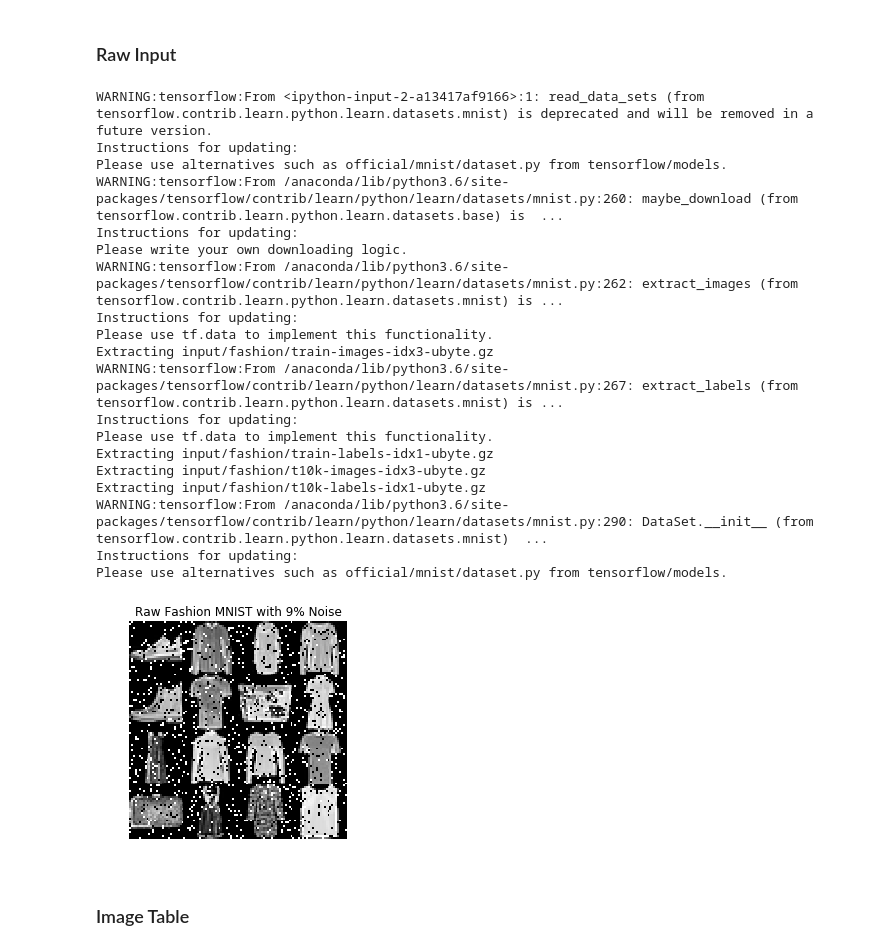
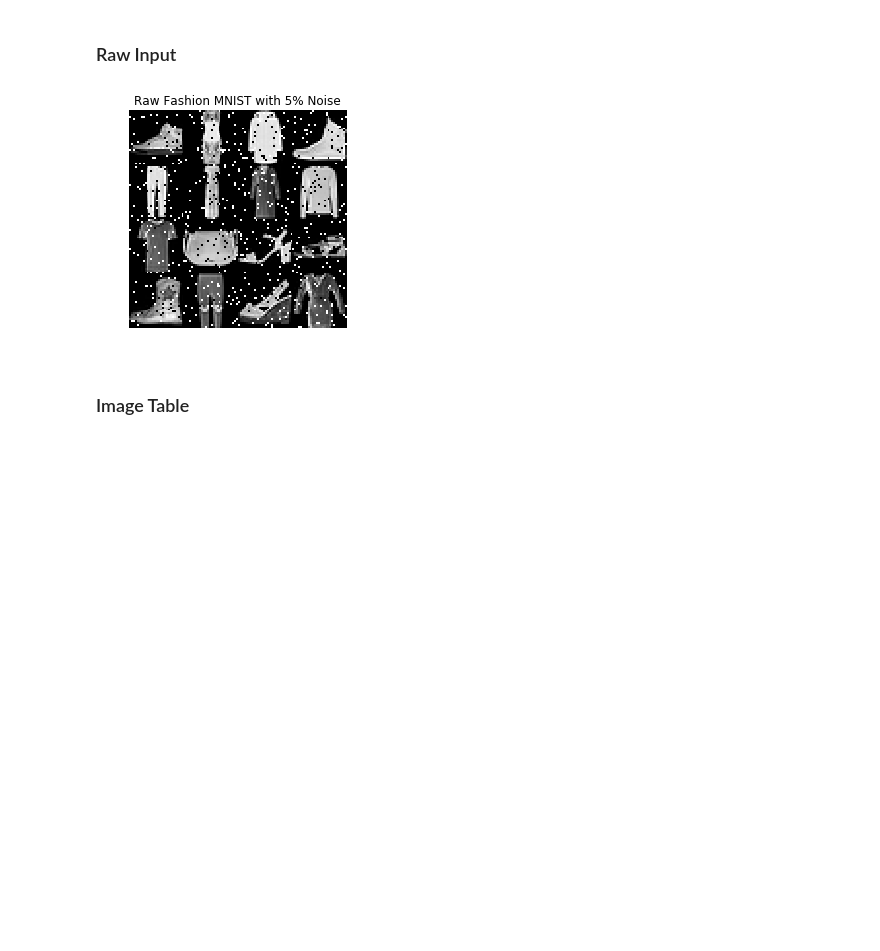
Before and after one commit to huiminren/RobustVAE, a Jupyter notebook: results_plots/fashion_plots.ipynb, the cells around one changed output. Drawn from its saved outputs; the diff is of its cells as text; code cells hidden in the pictures; blank space fills up the shorter version.

```diff
--- a/results_plots/fashion_plots.ipynb
+++ b/results_plots/fashion_plots.ipynb
@@ -9,61 +9,42 @@ import matplotlib.pylab as plt
 # %% [markdown]
 ### Raw Input
 # %%
-fashion = input_data.read_data_sets('input/fashion', source_url='http://fashion-mnist.s3-website.eu-central-1.amazonaws.com/')
-x_train = fashion.train.images[40:60]
+# fashion = input_data.read_data_sets('input/fashion', source_url='http://fashion-mnist.s3-website.eu-central-1.amazonaws.com/')
+x_train = fashion.train.images[20:1000]
 
 def corrupt(X_o,corNum=10):
     X = X_o.copy()
     N,p = X.shape[0],X.shape[1]
 
     for i in range(N):
         loclist = np.random.randint(0, p, size = corNum)
         for j in loclist:
             if X[i,j] > 0.5:
                 X[i,j] = 0
             else:
                 X[i,j] = 1
     return X
 
-noise_factors = [0.09]
+noise_factors = [0.05]
 for noise_factor in noise_factors:
     x_train_noisy = corrupt(x_train, corNum = int(noise_factor*784))
 
     h = w = 28
     # plot of generation
     n = np.sqrt(16).astype(np.int32)
     I_generated = np.empty((h*n, w*n))
     for i in range(n):
         for j in range(n):
             I_generated[i*h:(i+1)*h, j*w:(j+1)*w] = x_train_noisy[i*n+j, :].reshape(28, 28)
 
     plt.figure(figsize=(4, 4))
     plt.imshow(I_generated, cmap='gray')
     plt.axis('off')
     plt.title("Raw Fashion MNIST with "+str(int(noise_factor*100))+"% Noise")
 #     plt.savefig("./pic/raw_fm_n49")
     plt.show()
 # %% [output]
-WARNING:tensorflow:From <ipython-input-2-a13417af9166>:1: read_data_sets (from tensorflow.contrib.learn.python.learn.datasets.mnist) is deprecated and will be removed in a future version.
-Instructions for updating:
-Please use alternatives such as official/mnist/dataset.py from tensorflow/models.
-WARNING:tensorflow:From /anaconda/lib/python3.6/site-packages/tensorflow/contrib/learn/python/learn/datasets/mnist.py:260: maybe_download (from tensorflow.contrib.learn.python.learn.datasets.base) is  ...
-Instructions for updating:
-Please write your own downloading logic.
-WARNING:tensorflow:From /anaconda/lib/python3.6/site-packages/tensorflow/contrib/learn/python/learn/datasets/mnist.py:262: extract_images (from tensorflow.contrib.learn.python.learn.datasets.mnist) is ...
-Instructions for updating:
-Please use tf.data to implement this functionality.
-Extracting input/fashion/train-images-idx3-ubyte.gz
-WARNING:tensorflow:From /anaconda/lib/python3.6/site-packages/tensorflow/contrib/learn/python/learn/datasets/mnist.py:267: extract_labels (from tensorflow.contrib.learn.python.learn.datasets.mnist) is ...
-Instructions for updating:
-Please use tf.data to implement this functionality.
-Extracting input/fashion/train-labels-idx1-ubyte.gz
-Extracting input/fashion/t10k-images-idx3-ubyte.gz
-Extracting input/fashion/t10k-labels-idx1-ubyte.gz
-WARNING:tensorflow:From /anaconda/lib/python3.6/site-packages/tensorflow/contrib/learn/python/learn/datasets/mnist.py:290: DataSet.__init__ (from tensorflow.contrib.learn.python.learn.datasets.mnist)  ...
-Instructions for updating:
-Please use alternatives such as official/mnist/dataset.py from tensorflow/models.
-[figure, old version]
+[figure, new version]
 # %% [markdown]
 ### Image Table
 # %%
```
Also changed, not shown: parts of 7 cells of this notebook.
